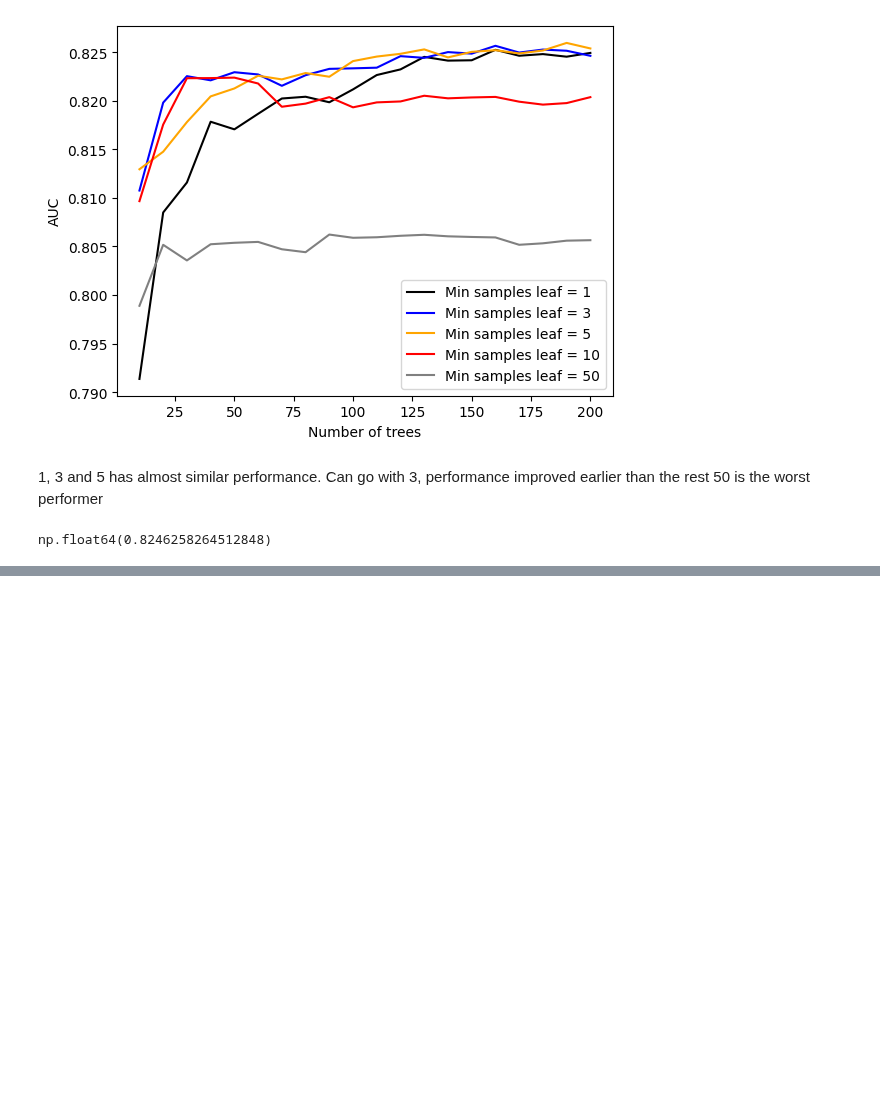
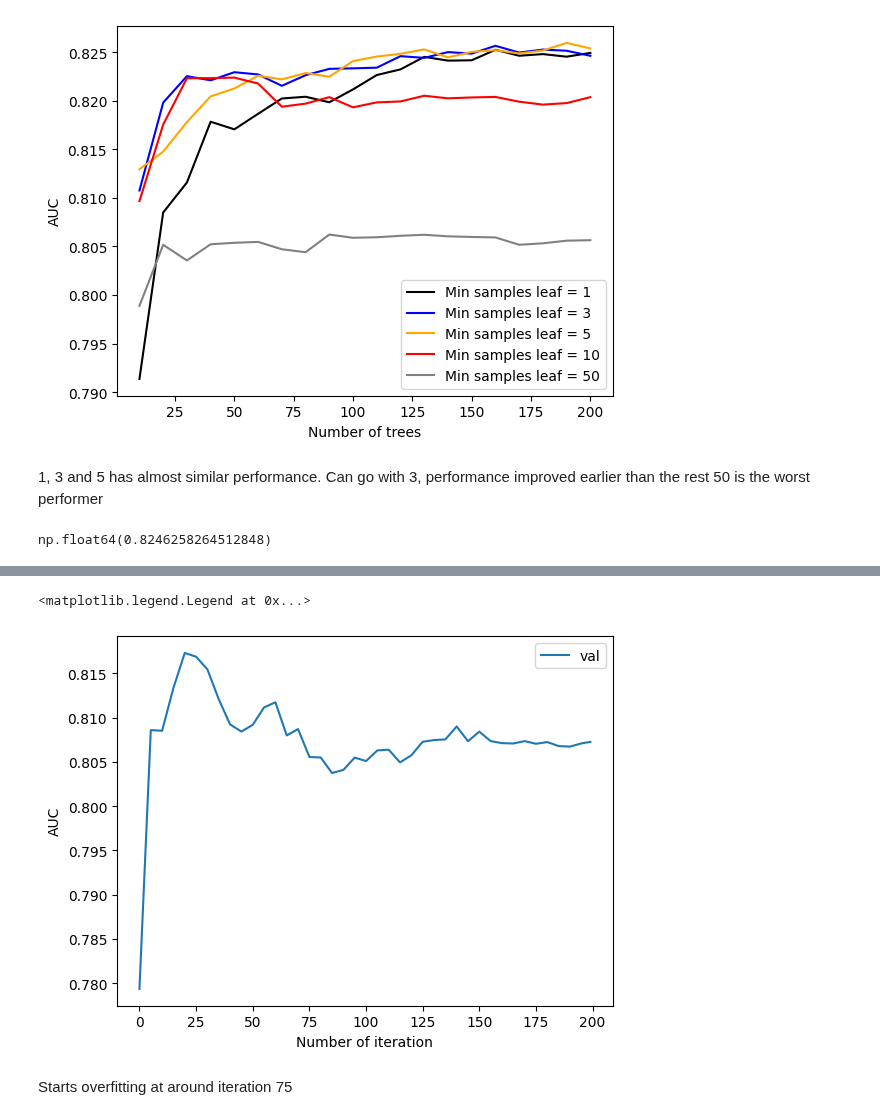
Before and after one commit to sheilambadi/machine-learning-zoomcamp, a Jupyter notebook: machine-learning-zoomcamp/06_decision_trees_and_ensemble_learning/coursework.ipynb, the cells around one changed output, grey strips where cells are left out. Cells and saved outputs as stored; diff of their text form; code cells hidden in the pictures; blank space fills up the shorter version.

```diff
--- a/machine-learning-zoomcamp/06_decision_trees_and_ensemble_learning/coursework.ipynb
+++ b/machine-learning-zoomcamp/06_decision_trees_and_ensemble_learning/coursework.ipynb
@@ -862,0 +1000,12 @@ np.float64(0.8246258264512848)
+# %%
+plt.plot(df_score.iteration, df_score.val_auc, label='val')
+
+plt.xlabel('Number of iteration')
+plt.ylabel('AUC')
+
+plt.legend()
+# %% [output]
+<matplotlib.legend.Legend at 0x...>
+[figure, added]
+# %% [markdown]
+Starts overfitting at around iteration 75
```
Also changed, not shown: parts of 12 cells of this notebook, 2 other files.
